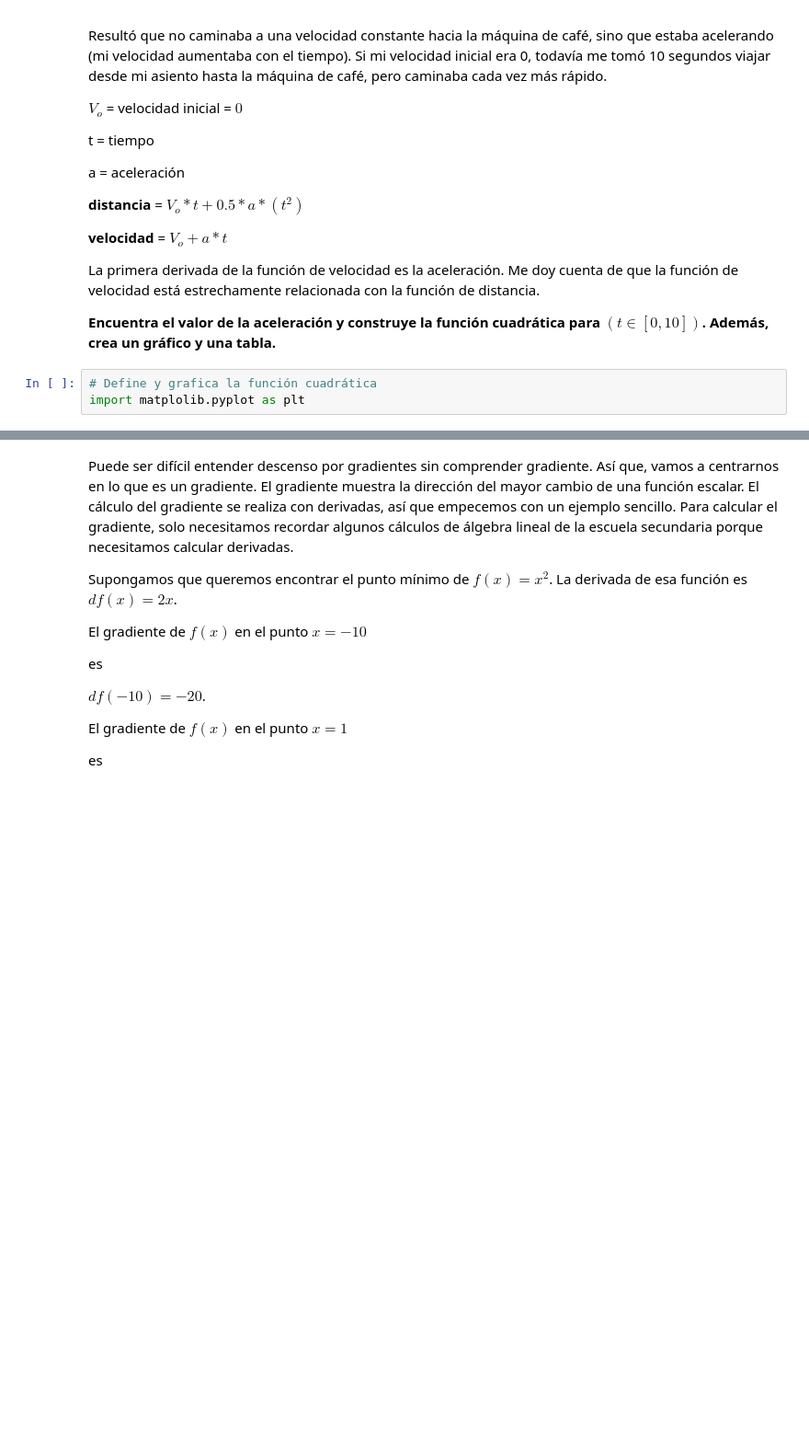
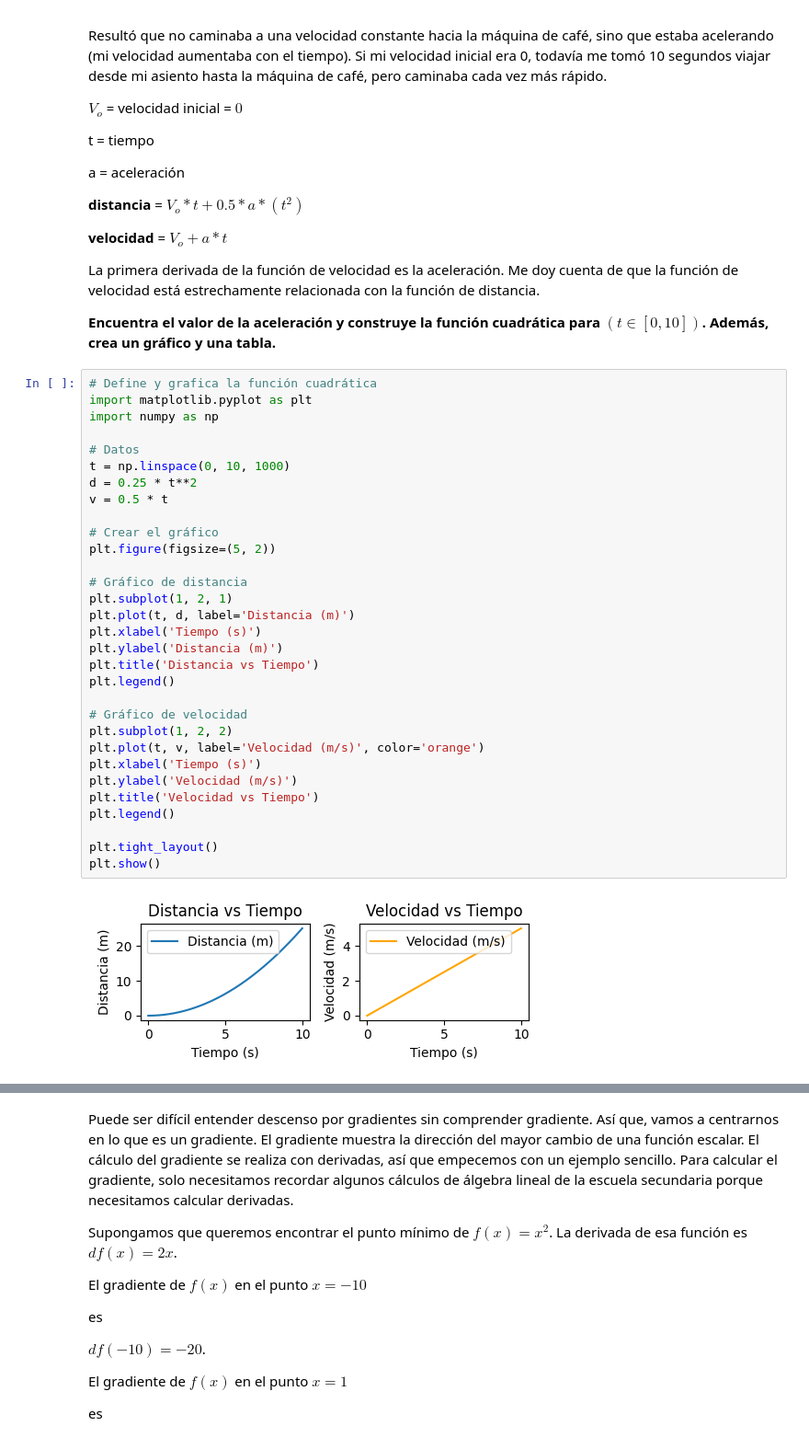
Before and after one commit to 4GeeksAcademy/1-PILAR-CALC-ALG, a Jupyter notebook: notebook/problems.es.ipynb, the cells around one changed output, grey strips where cells are left out. Shown at 92% size. Cells and saved outputs as stored; diff of their text form; blank space fills up the shorter version.

```diff
--- a/notebook/problems.es.ipynb
+++ b/notebook/problems.es.ipynb
@@ -122,6 +122,36 @@ La primera derivada de la función de velocidad es la aceleración. Me doy cuent
 **Encuentra el valor de la aceleración y construye la función cuadrática para  $(t ∈ [0,10])$. Además, crea un gráfico y una tabla.**
 # %%
 # Define y grafica la función cuadrática
-import matplolib.pyplot as plt
+import matplotlib.pyplot as plt
+import numpy as np
+
+# Datos
+t = np.linspace(0, 10, 1000)
+d = 0.25 * t**2
+v = 0.5 * t
+
+# Crear el gráfico
+plt.figure(figsize=(5, 2))
+
+# Gráfico de distancia
+plt.subplot(1, 2, 1)
+plt.plot(t, d, label='Distancia (m)')
+plt.xlabel('Tiempo (s)')
+plt.ylabel('Distancia (m)')
+plt.title('Distancia vs Tiempo')
+plt.legend()
+
+# Gráfico de velocidad
+plt.subplot(1, 2, 2)
+plt.plot(t, v, label='Velocidad (m/s)', color='orange')
+plt.xlabel('Tiempo (s)')
+plt.ylabel('Velocidad (m/s)')
+plt.title('Velocidad vs Tiempo')
+plt.legend()
+
+plt.tight_layout()
+plt.show()
+# %% [output]
+[figure, added]
 # %%
 # Crea un DataFrame
```
Also changed, not shown: parts of 11 cells of this notebook.
